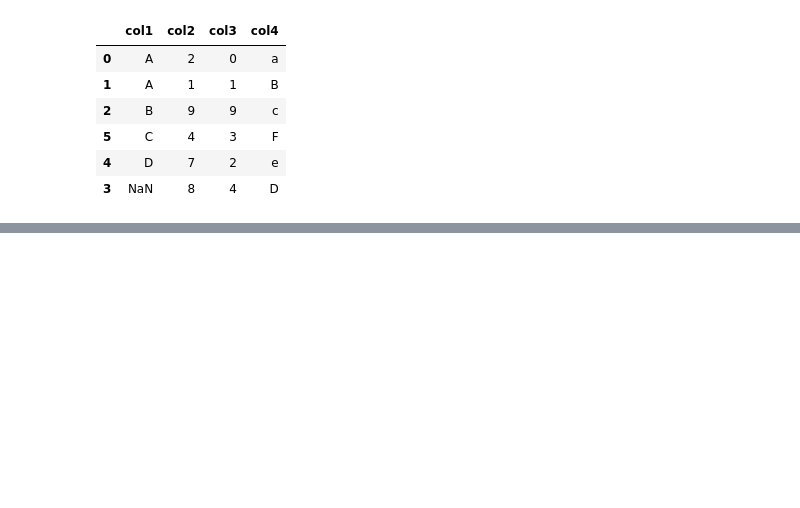
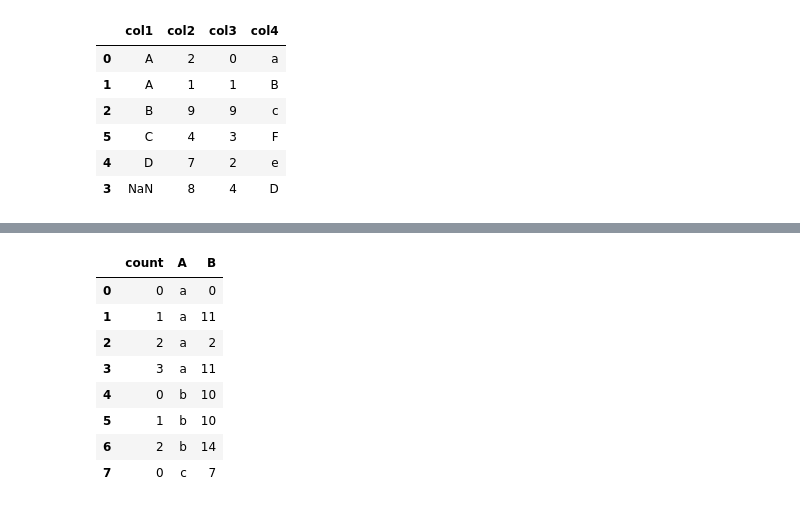
Before and after one commit to bizeasy17/investtrack, a Jupyter notebook: diggings/samples.ipynb, the cells around one changed output, grey strips where cells are left out. Drawn from its saved outputs; the diff is of its cells as text; code cells hidden in the pictures; blank space fills up the shorter version.

```diff
--- a/diggings/samples.ipynb
+++ b/diggings/samples.ipynb
@@ -1090,0 +1327,4 @@ df1
+# %%
+np.random.seed([3, 1415])
+df2 = pd.DataFrame({'A': list('aaaabbbc'), 'B': np.random.choice(15, 8)}) # type: ignore
+df2
@@ -1090,0 +1341,13 @@ df1
+# %%
+df2.insert(0, 'count', df2.groupby('A').cumcount())
+df2
+# %% [output]
+|  | count | A | B |
+| 0 | 0 | a | 0 |
+| 1 | 1 | a | 11 |
+| 2 | 2 | a | 2 |
+| 3 | 3 | a | 11 |
+| 4 | 0 | b | 10 |
+| 5 | 1 | b | 10 |
+| 6 | 2 | b | 14 |
+| 7 | 0 | c | 7 |
```
Also changed, not shown: parts of 21 cells of this notebook.
